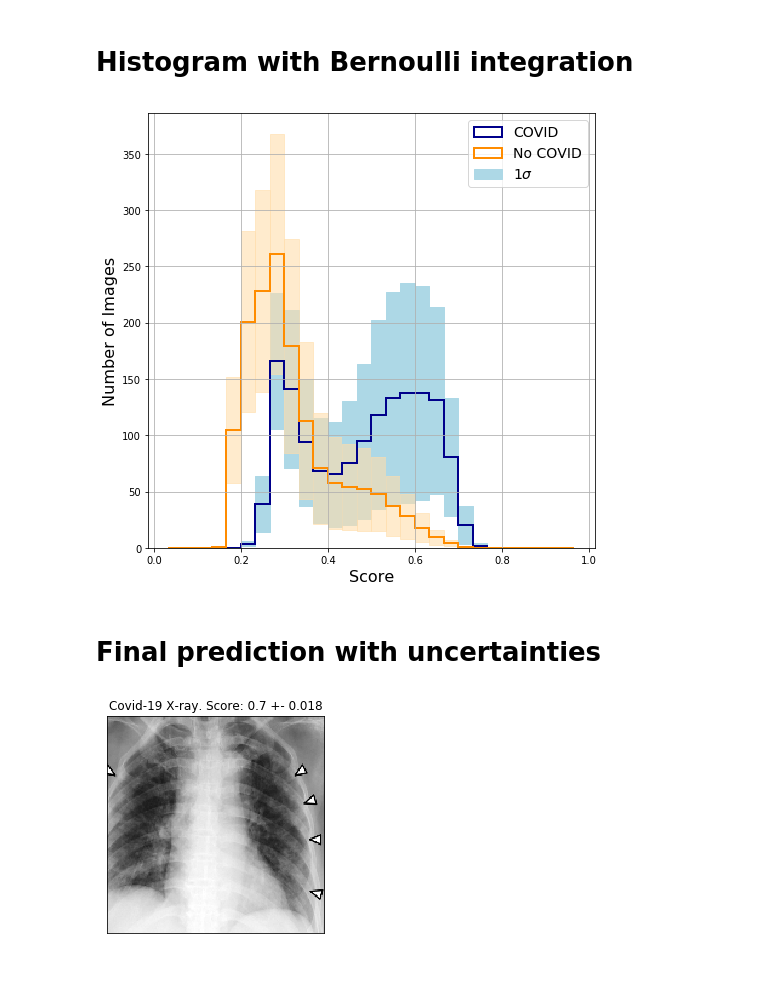
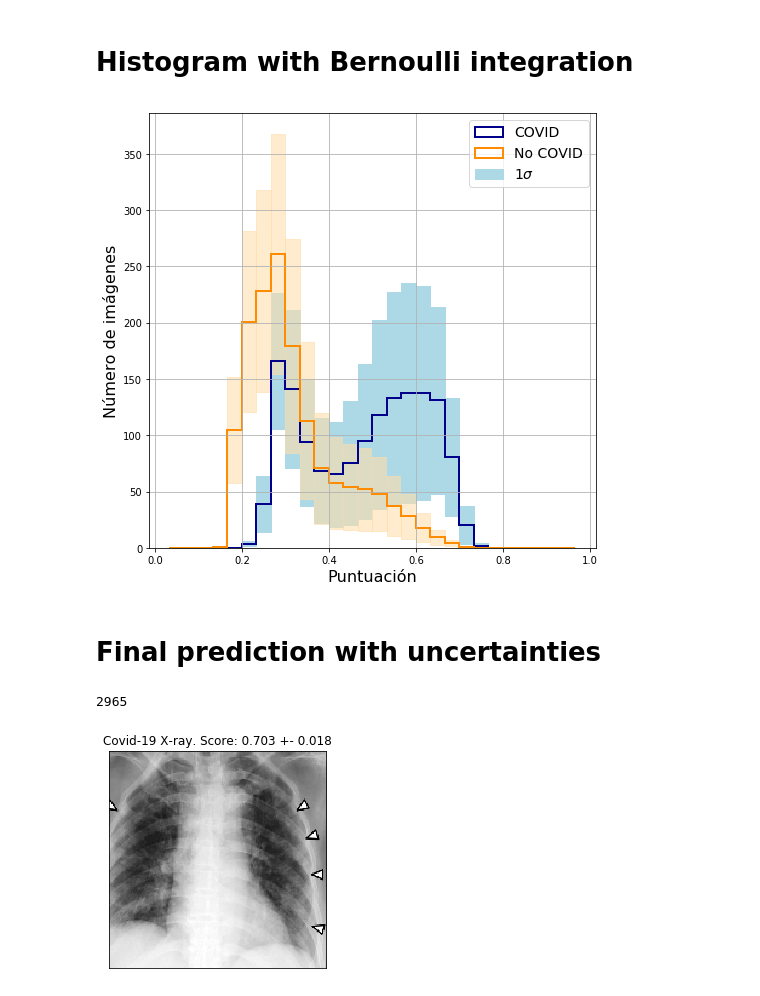
Before and after one commit to TsspGit/CodVid19_CIEMAT, a Jupyter notebook: Uncertainty_XGBoost_Analysis.ipynb, the cells around one changed output. Drawn from its saved outputs; the diff is of its cells as text; code cells hidden in the pictures.

```diff
--- a/Uncertainty_XGBoost_Analysis.ipynb
+++ b/Uncertainty_XGBoost_Analysis.ipynb
@@ -181,24 +181,27 @@ for i in range(counts_covid.shape[0]):
                      color='navajowhite', alpha=0.6)
 ax4.hist(g[:-1], g, weights=counts_covid, histtype='step', color='darkblue', lw=2)
 ax4.hist(g[:-1], g, weights=counts_nocovid, histtype='step', color='darkorange', lw=2)
-ax4.set_ylabel("Number of Images", fontsize=16)
-ax4.set_xlabel("Score", fontsize=16)
+ax4.set_ylabel("Número de imágenes", fontsize=16)
+ax4.set_xlabel("Puntuación", fontsize=16)
 plt.legend(['COVID', 'No COVID', '$1\sigma$'], fontsize=14)
 plt.grid()
 fig4.savefig('Figures/histogram_Uncertainty_Integration_XGBr.png', dpi=200)
 # %% [output]
-[figure, old version]
+[figure, new version]
 # %% [markdown]
 # Final prediction with uncertainties
 # %%
 best_pred_loc = np.where(predictive_mean == np.max(predictive_mean))[0][0]
+print(best_pred_loc)
+# %% [output]
+2965
 # %%
 fig, ax = plt.subplots()
 ax.imshow(X_test[best_pred_loc])
-ax.set_title('Covid-19 X-ray. Score: {:.2} +- {:.2}'.format(predictive_mean[best_pred_loc],
+ax.set_title('Covid-19 X-ray. Score: {:.3} +- {:.2}'.format(predictive_mean[best_pred_loc],
                                                                   E_t[best_pred_loc]))
 ax.set_xticks(())
 ax.set_yticks(())
 fig.savefig('Figures/Best_prediction_Covid.eps', dpi=200)
 # %% [output]
-[figure, old version]
+[figure, new version]
```
Also changed, not shown: 2 other files.
